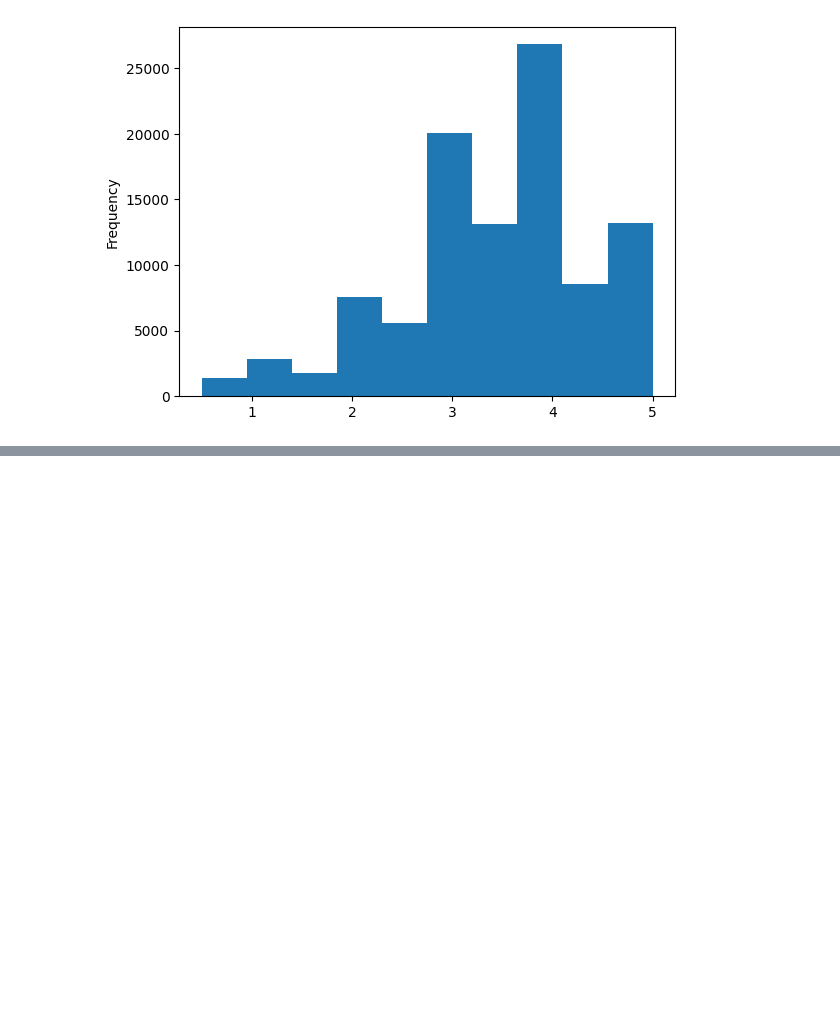
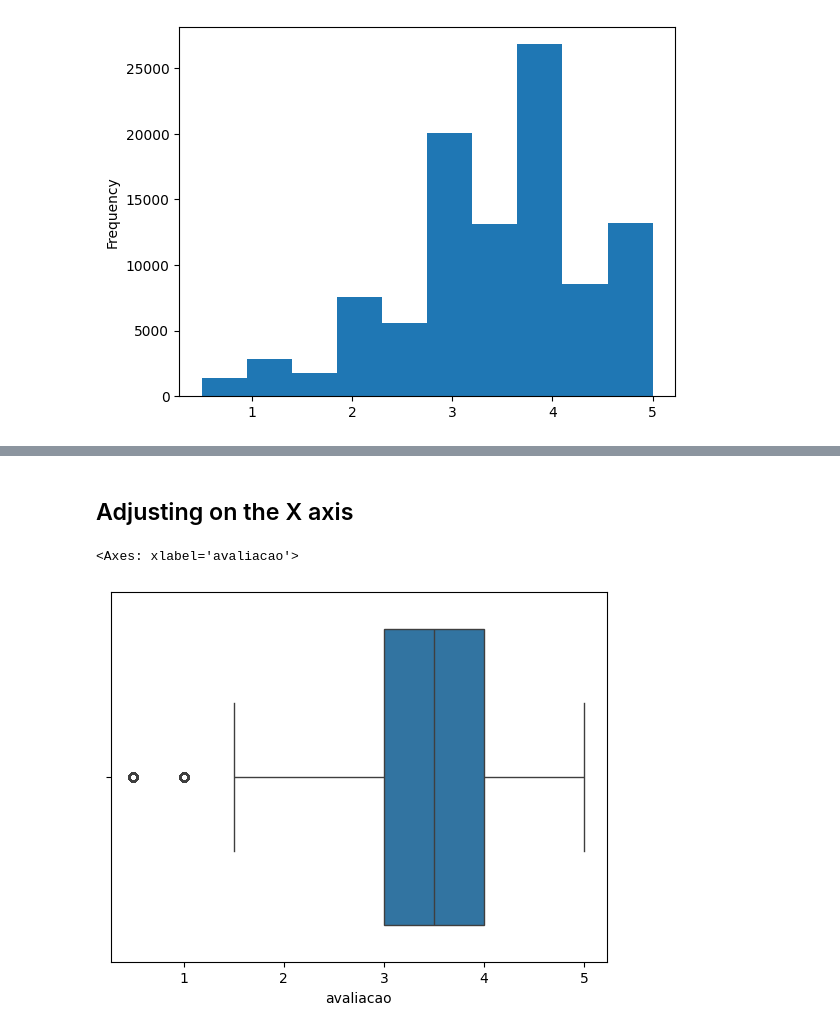
Before and after one commit to GuidoGuarda/eda, a Jupyter notebook: day1.ipynb, the cells around one changed output, grey strips where cells are left out. Drawn from its saved outputs; the diff is of its cells as text; code cells hidden in the pictures; blank space fills up the shorter version.

```diff
--- a/day1.ipynb
+++ b/day1.ipynb
@@ -316,0 +391,7 @@ df_filmes.avaliacao.plot(kind='hist')
+# %% [markdown]
+## Adjusting on the X axis <!--Ajustando no eixo X-->
+# %%
+sns.boxplot(x=notas)
+# %% [output]
+<Axes: xlabel='avaliacao'>
+[figure, added]
```
Also changed, not shown: parts of 50 cells of this notebook, 1 other file.
